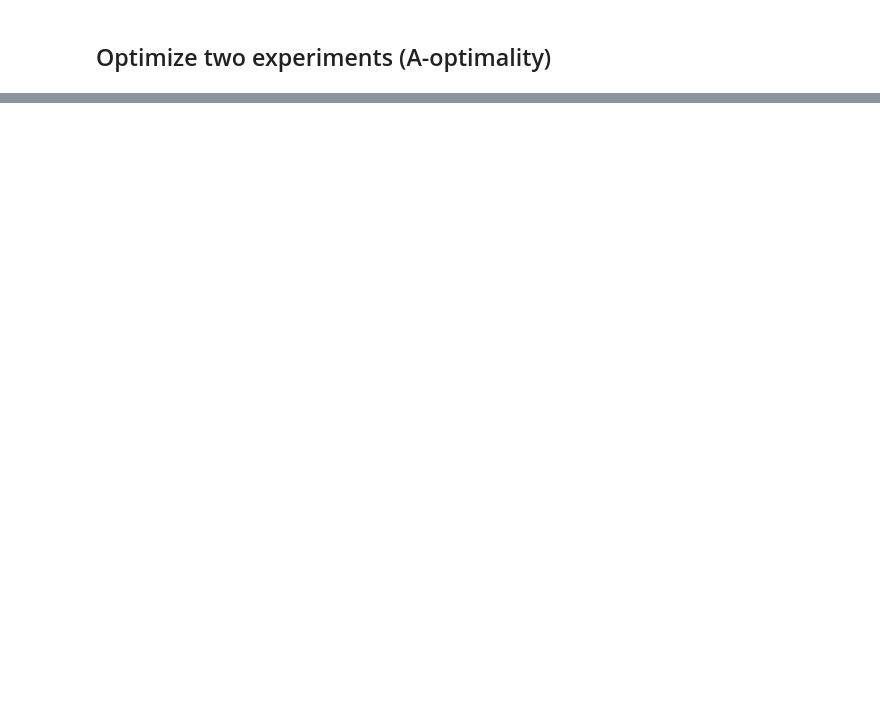
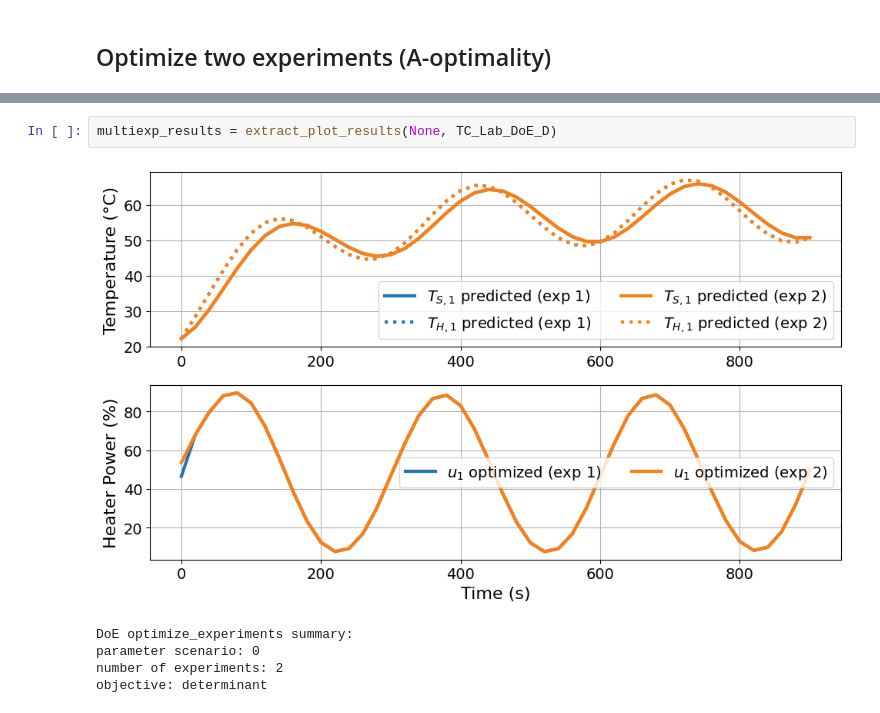
Before and after one commit to slilonfe5/pyomo-doe, a Jupyter notebook: notebooks/tclab_multiexperiment.ipynb, the cells around one changed output, grey strips where cells are left out. Saved outputs shown, nothing was run; the diff lists cells and outputs as text; blank space fills up the shorter version.

```diff
--- a/notebooks/tclab_multiexperiment.ipynb
+++ b/notebooks/tclab_multiexperiment.ipynb
@@ -366,0 +487,8 @@ TC_Lab_DoE_A.results
+# %%
+multiexp_results = extract_plot_results(None, TC_Lab_DoE_D)
+# %% [output]
+[figure, added]
+DoE optimize_experiments summary:
+parameter scenario: 0
+number of experiments: 2
+objective: determinant
```
Also changed, not shown: parts of 11 cells of this notebook, 2 other files.
